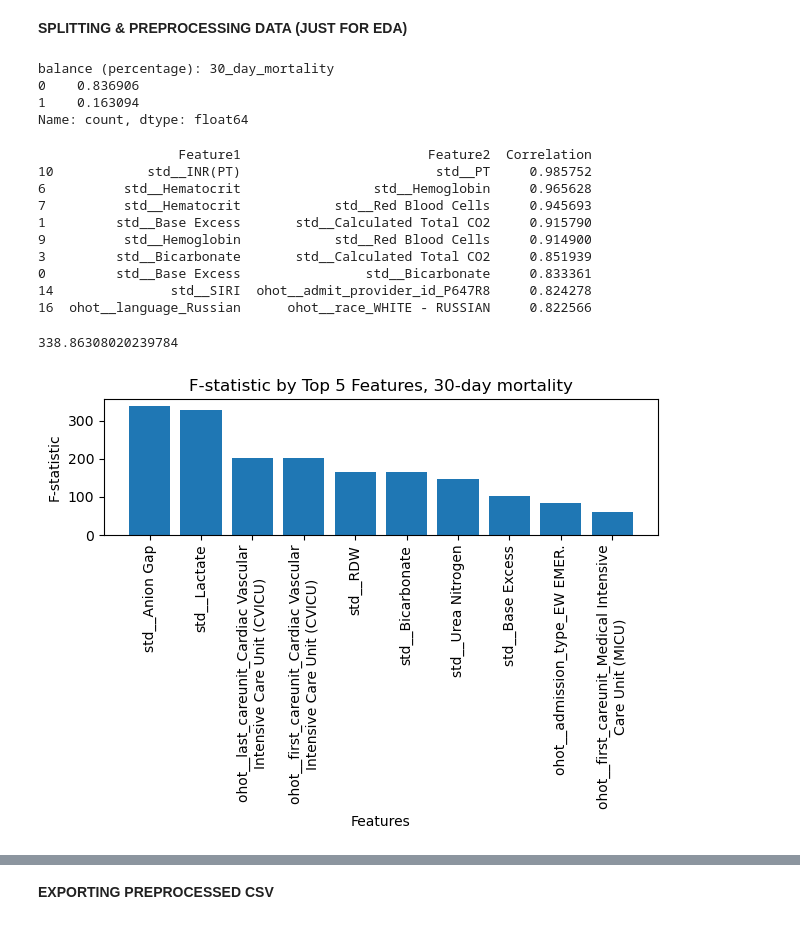
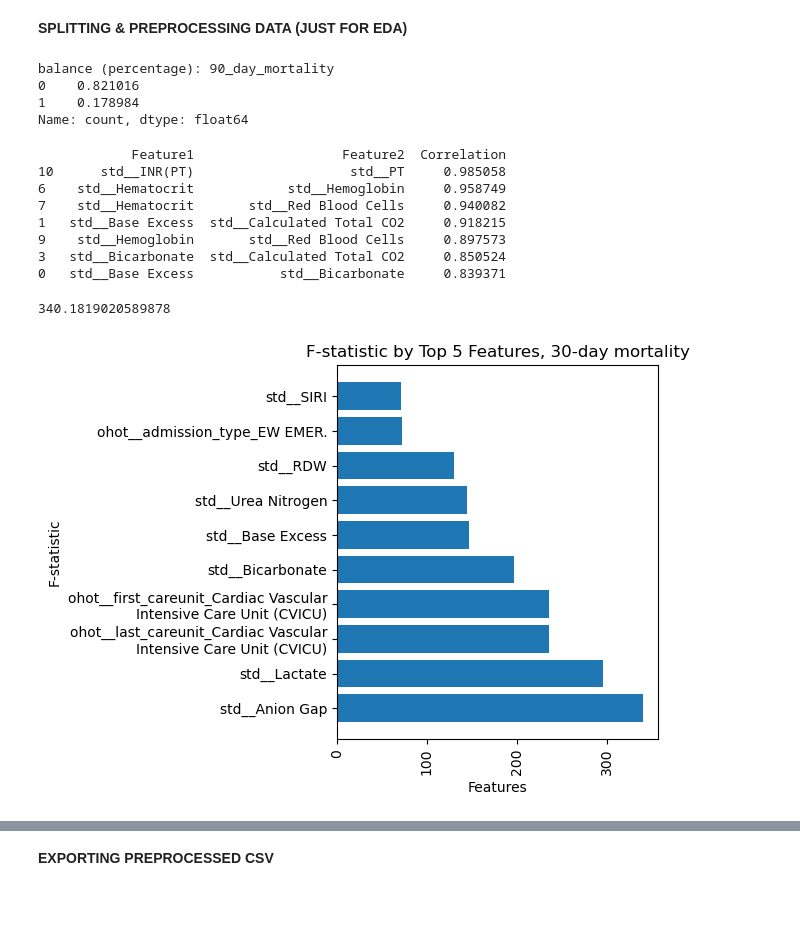
Before and after one commit to roshanparikh/codedependency, a Jupyter notebook: preprocess.ipynb, the cells around one changed output, grey strips where cells are left out. Saved outputs shown, nothing was run; the diff lists cells and outputs as text; code cells hidden in the pictures.

```diff
--- a/preprocess.ipynb
+++ b/preprocess.ipynb
@@ -65,7 +64,7 @@ df = df[
     & df["Absolute Lymphocyte Count"].notna()
 ].copy()
 # %%
-y = df['30_day_mortality']
+y = df['90_day_mortality']
 X = df.copy().drop(['subject_id','hospital_expire_flag', 'intime', 'deathtime', '90_day_mortality', '30_day_mortality'], axis=1)
 # %%
 X.columns
@@ -124,3 +123,10 @@ dtype: float64
 # Removing columns with greater than 20% missing values
 nan_cols = (X_nan_percentage[X_nan_percentage>0.2].index)
 X = X.drop(nan_cols, axis=1)
+
+# Checking rows based on nans
+sum(X.isna().sum(axis=1).sort_values(ascending=False)>4) #80 data points have 5+ missing values
+
+# Removing rows that are have 5+ missing values
+y = y[X.isna().sum(axis=1)<4]
+X = X[X.isna().sum(axis=1)<4]
@@ -164,9 +174,9 @@ X_train, X_val, y_train, y_val = train_test_split( #80-20 train-val split
     random_state=42
 )
 # %% [output]
-balance (percentage): 30_day_mortality
-0    0.836906
-1    0.163094
+balance (percentage): 90_day_mortality
+0    0.821016
+1    0.178984
 Name: count, dtype: float64
 # %%
 '''
@@ -238,16 +248,14 @@ sorted_pairs = high_corr_pairs_unique.sort_values(by='Correlation', ascending=Fa
 # Display the sorted DataFrame with descriptions
 print(sorted_pairs)
 # %% [output]
-                  Feature1                        Feature2  Correlation
-10            std__INR(PT)                         std__PT     0.985752
-6          std__Hematocrit                 std__Hemoglobin     0.965628
-7          std__Hematocrit            std__Red Blood Cells     0.945693
-1         std__Base Excess       std__Calculated Total CO2     0.915790
-9          std__Hemoglobin            std__Red Blood Cells     0.914900
-3         std__Bicarbonate       std__Calculated Total CO2     0.851939
-0         std__Base Excess                std__Bicarbonate     0.833361
-14               std__SIRI  ohot__admit_provider_id_P647R8     0.824278
-16  ohot__language_Russian      ohot__race_WHITE - RUSSIAN     0.822566
+            Feature1                   Feature2  Correlation
+10      std__INR(PT)                    std__PT     0.985058
+6    std__Hematocrit            std__Hemoglobin     0.958749
+7    std__Hematocrit       std__Red Blood Cells     0.940082
+1   std__Base Excess  std__Calculated Total CO2     0.918215
+9    std__Hemoglobin       std__Red Blood Cells     0.897573
+3   std__Bicarbonate  std__Calculated Total CO2     0.850524
+0   std__Base Excess           std__Bicarbonate     0.839371
 # %%
 # Features to be dropped: [Hematocrit, PT, Calculated Total CO2]
 X = X.drop(['Hematocrit', 'PT', 'Calculated Total CO2'], axis=1)
@@ -255,30 +263,30 @@ X_train_df = X_train_df.drop(['std__Hematocrit', 'std__PT', 'std__Calculated Tot
 # %%
 # F-tests
 from sklearn.feature_selection import f_classif, mutual_info_classif
 
 X_filt = X_train_df.copy().fillna(-1, inplace=False) # Sloppy but just for EDA because filling continuous nans with -1
 
 f_stats, p_values = f_classif(X_filt, y_train)
 lin_corr = pd.Series(f_stats, index = X_filt.columns).sort_values(ascending=False)
 
 Xf = lin_corr.head(10).index
 Yf = lin_corr.head(10).values
 print(max(Yf))
 
 import textwrap
 labels_wrapped = [textwrap.fill(label, 40) for label in Xf]
 
-plt.bar(labels_wrapped, Yf)
+plt.barh(labels_wrapped, Yf)
 figsize = (4,3)
 plt.title(f'F-statistic by Top 5 Features, 30-day mortality')
 plt.xticks(rotation=90)
 plt.xlabel('Features')
 plt.ylabel('F-statistic')
 plt.tight_layout()
 plt.show()
 # %% [output]
-338.86308020239784
+340.1819020589878
-[figure, old version]
+[figure, new version]
 # %%
 # MI Test for Non-Linear Correlations
 mc = mutual_info_classif(X_filt, y_train)
```
Also changed, not shown: parts of 6 cells of this notebook, 3 other files.
